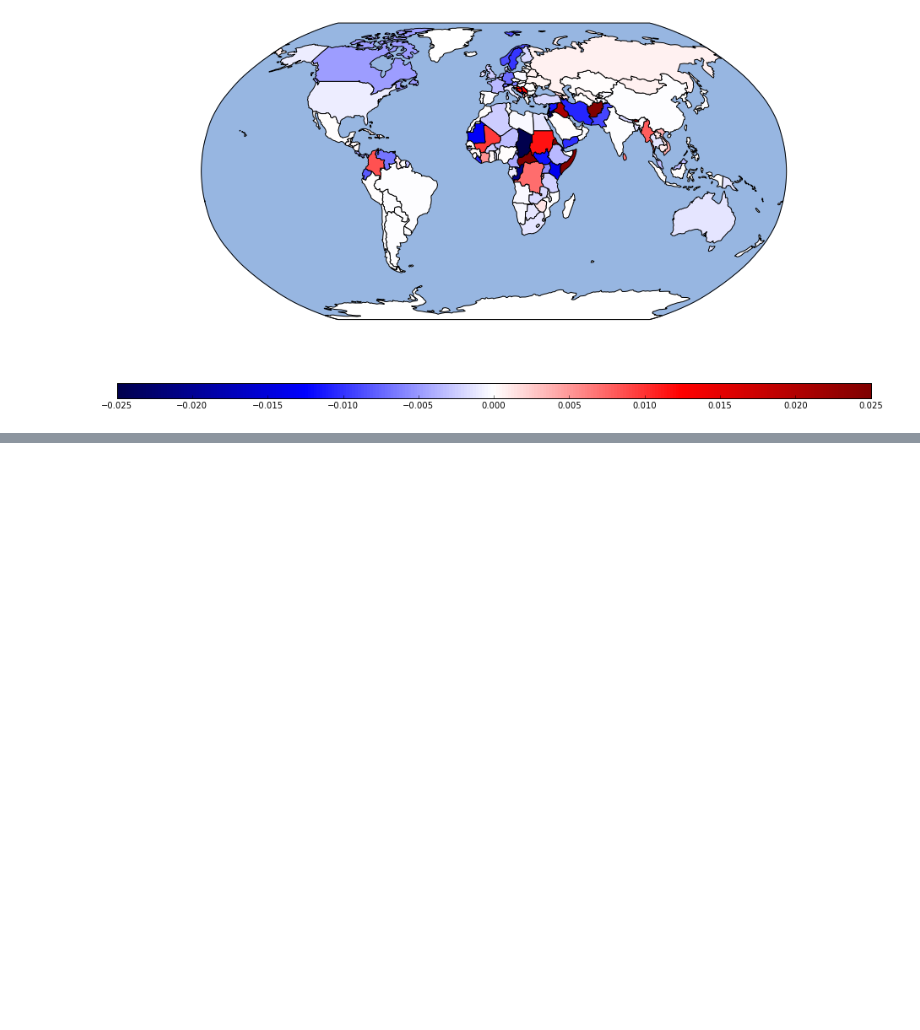
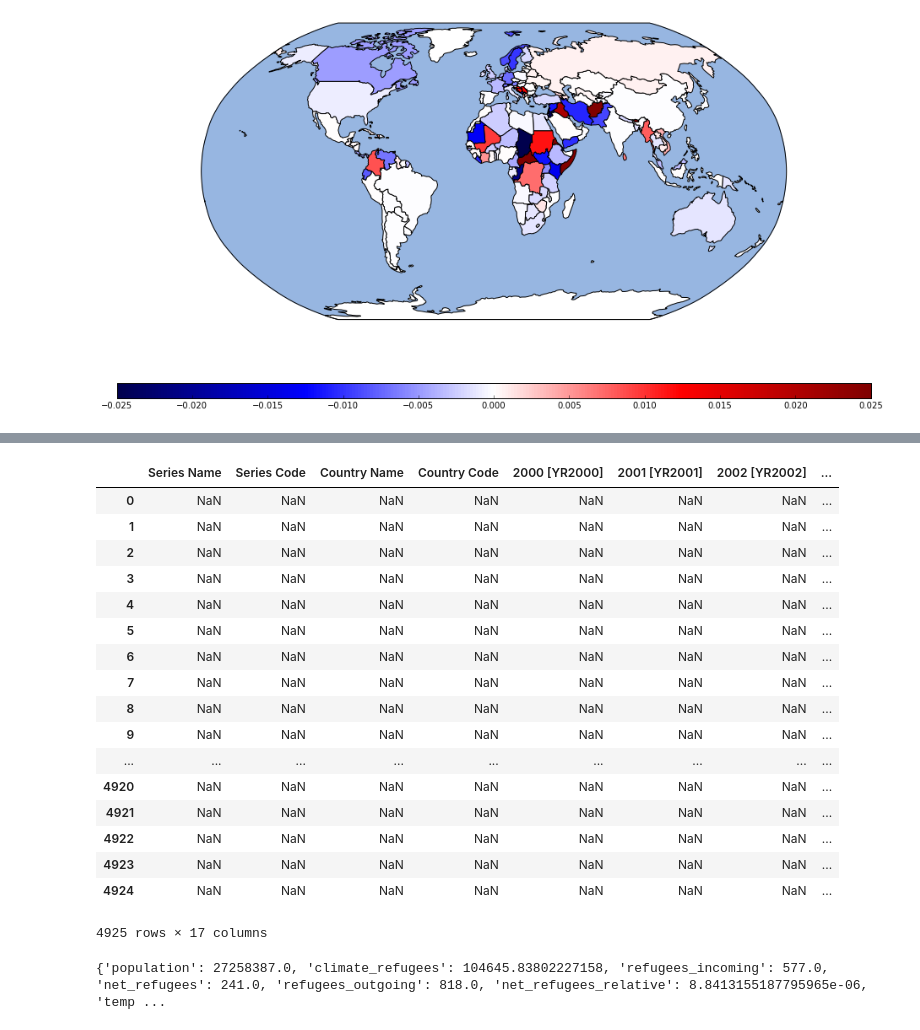
Before and after one commit to julesjulian/climate-migration, a Jupyter notebook: climate-migration.ipynb, the cells around one changed output, grey strips where cells are left out. Saved outputs shown, nothing was run; the diff lists cells and outputs as text; code cells hidden in the pictures; blank space fills up the shorter version.

```diff
--- a/climate-migration.ipynb
+++ b/climate-migration.ipynb
@@ -139,0 +180,27 @@ plot_map(countries, 'climate_refugees', max_value=1e6, min_value = -1e6, colorma
+# %%
+economic_data.where(economic_data.values=='GDP per capita (current US$)')
+# %% [output]
+|  | ﻿Series Name | Series Code | Country Name | Country Code | 2000 [YR2000] | 2001 [YR2001] | 2002 [YR2002] | ... |
+| 0 | NaN | NaN | NaN | NaN | NaN | NaN | NaN | ... |
+| 1 | NaN | NaN | NaN | NaN | NaN | NaN | NaN | ... |
+| 2 | NaN | NaN | NaN | NaN | NaN | NaN | NaN | ... |
+| 3 | NaN | NaN | NaN | NaN | NaN | NaN | NaN | ... |
+| 4 | NaN | NaN | NaN | NaN | NaN | NaN | NaN | ... |
+| 5 | NaN | NaN | NaN | NaN | NaN | NaN | NaN | ... |
+| 6 | NaN | NaN | NaN | NaN | NaN | NaN | NaN | ... |
+| 7 | NaN | NaN | NaN | NaN | NaN | NaN | NaN | ... |
+| 8 | NaN | NaN | NaN | NaN | NaN | NaN | NaN | ... |
+| 9 | NaN | NaN | NaN | NaN | NaN | NaN | NaN | ... |
+| ... | ... | ... | ... | ... | ... | ... | ... | ... |
+| 4920 | NaN | NaN | NaN | NaN | NaN | NaN | NaN | ... |
+| 4921 | NaN | NaN | NaN | NaN | NaN | NaN | NaN | ... |
+| 4922 | NaN | NaN | NaN | NaN | NaN | NaN | NaN | ... |
+| 4923 | NaN | NaN | NaN | NaN | NaN | NaN | NaN | ... |
+| 4924 | NaN | NaN | NaN | NaN | NaN | NaN | NaN | ... |
+4925 rows × 17 columns
+# %%
+for c in countries:
+    if c.name == "Saudi Arabia":
+        print(c.properties)
+# %% [output]
+{'population': 27258387.0, 'climate_refugees': 104645.83802227158, 'refugees_incoming': 577.0, 'net_refugees': 241.0, 'refugees_outgoing': 818.0, 'net_refugees_relative': 8.8413155187795965e-06, 'temp ...
```
Also changed, not shown: parts of 12 cells of this notebook.
